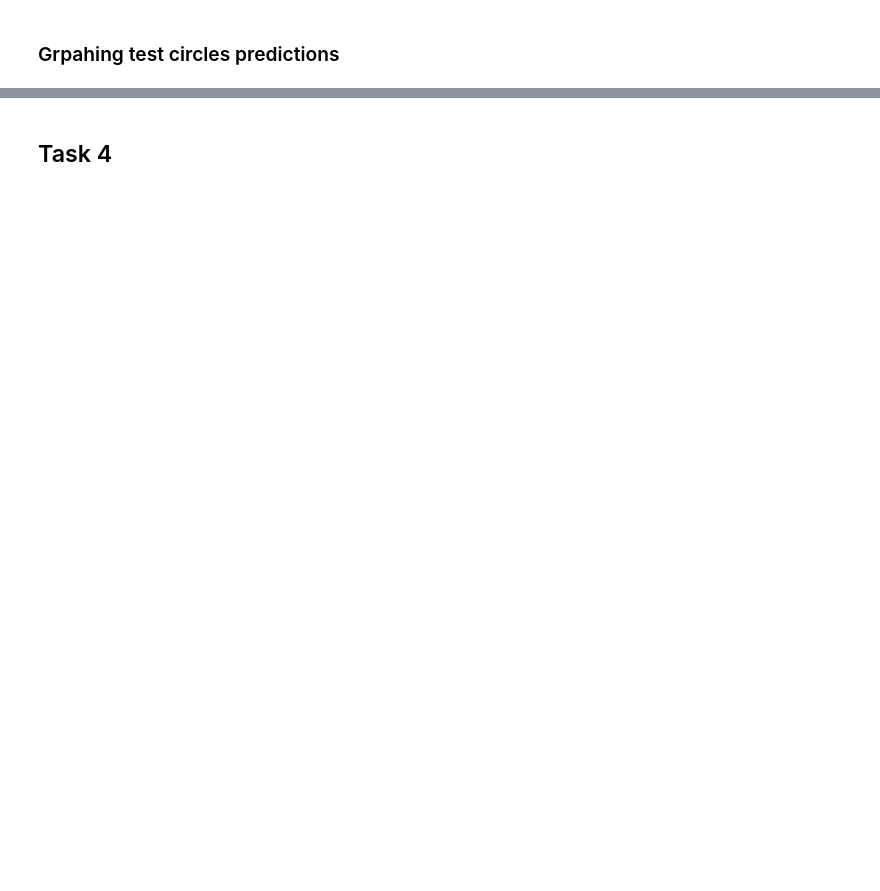
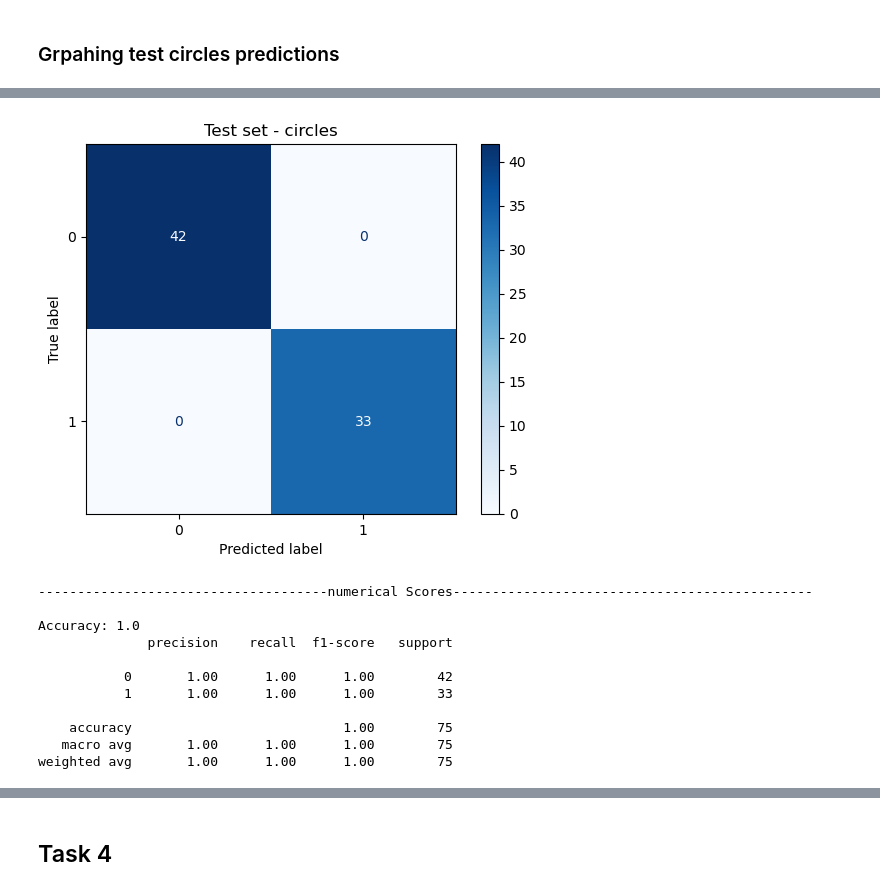
Before and after one commit to Liam-Caffrey/Coded-NN, a Jupyter notebook: deep learning/Assignment1_LiamCaffrey.ipynb, the cells around one changed output, grey strips where cells are left out. Cells and saved outputs as stored; diff of their text form; code cells hidden in the pictures; blank space fills up the shorter version.

```diff
--- a/deep learning/Assignment1_LiamCaffrey.ipynb
+++ b/deep learning/Assignment1_LiamCaffrey.ipynb
@@ -420,8 +423,8 @@ weighted avg       0.49      0.49      0.49        75
 ### Grpahing test circles predictions
 # %%
 fig, ax = plt.subplots(figsize=(8, 8))
-X_test = X_test.values
-ax.scatter(X_test[:,0], X_test[:,1], c=predictions)
+X_test2 = X_test2.values
+ax.scatter(X_test2[:,0], X_test2[:,1], c=predictions2)
 
 plt.show()
 plt.close(fig)
@@ -435,0 +888,27 @@ on the other hand, using logisitc regression the circles dataset isnt able to sc
+# %%
+predictions4 = model.predict(X_test2)
+
+accuracy = accuracy_score(y_test2, predictions4)
+cm = confusion_matrix(y_test2, predictions4)
+cm = ConfusionMatrixDisplay(confusion_matrix = cm, display_labels = [0, 1])
+cm.plot(cmap="Blues")
+plt.title("Test set - circles")
+plt.show()
+print("")
+print("-------------------------------------numerical Scores----------------------------------------------")
+print("")
+print(f'Accuracy: {accuracy}')
+print( classification_report(y_test2, predictions4, target_names=["0", "1"]))
+# %% [output]
+[figure, added]
+-------------------------------------numerical Scores----------------------------------------------
+
+Accuracy: 1.0
+              precision    recall  f1-score   support
+
+           0       1.00      1.00      1.00        42
+           1       1.00      1.00      1.00        33
+
+    accuracy                           1.00        75
+   macro avg       1.00      1.00      1.00        75
+weighted avg       1.00      1.00      1.00        75
```
Also changed, not shown: parts of 31 cells of this notebook.
